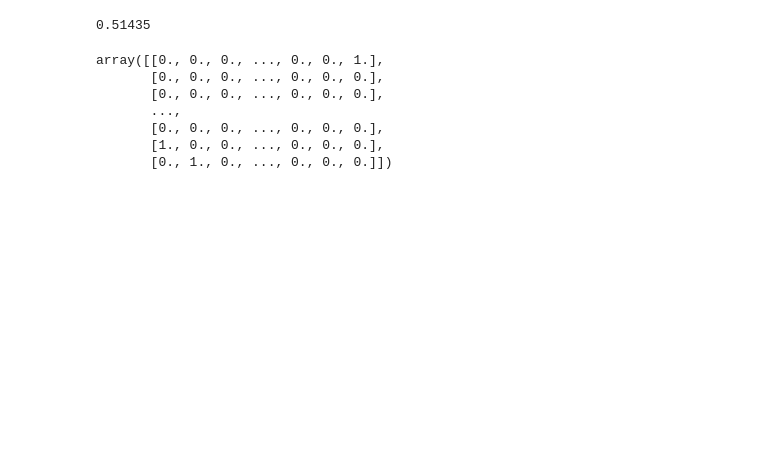
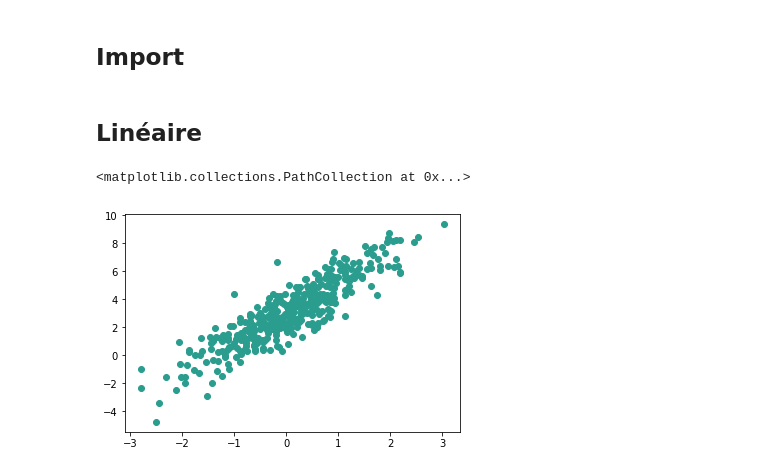
Before and after one commit to khiem2105/FakeTorch, a Jupyter notebook: src/test.ipynb, the cells around one changed output. Drawn from its saved outputs; the diff is of its cells as text; code cells hidden in the pictures; blank space fills up the shorter version.

```diff
--- a/src/test.ipynb
+++ b/src/test.ipynb
@@ -105,10 +0,0 @@ KeyboardInterrupt:
-# %%
-m.add_layer(Sigmoid())
-
-yhat = m.forward(x_test)
-yhat[yhat >= .5] = 1
-yhat[yhat < .5] = 0
-
-accuracy_score(y_test, yhat)
-# %% [output]
-0.51435
@@ -120,10 +1,2 @@ alltestx, alltesty = load_usps(uspsdatatest)
-# %%
-one_hot(alltesty)
-# %% [output]
-array([[0., 0., 0., ..., 0., 0., 1.],
-       [0., 0., 0., ..., 0., 0., 0.],
-       [0., 0., 0., ..., 0., 0., 0.],
-       ...,
-       [0., 0., 0., ..., 0., 0., 0.],
-       [1., 0., 0., ..., 0., 0., 0.],
-       [0., 1., 0., ..., 0., 0., 0.]])
+# %% [markdown]
+## Import
@@ -129,0 +17,10 @@ array([[0., 0., 0., ..., 0., 0., 1.],
+# %% [markdown]
+## Linéaire
+# %%
+X = np.random.randn(400, 1)
+Y = 2 * X + 3 + 1.01 * np.random.randn(400, 1)
+
+plt.scatter(X[:, 0], Y[:, 0], c="#2a9d8f")
+# %% [output]
+<matplotlib.collections.PathCollection at 0x...>
+[figure, added]
```
Also changed, not shown: parts of 36 cells of this notebook, 9 other files.
